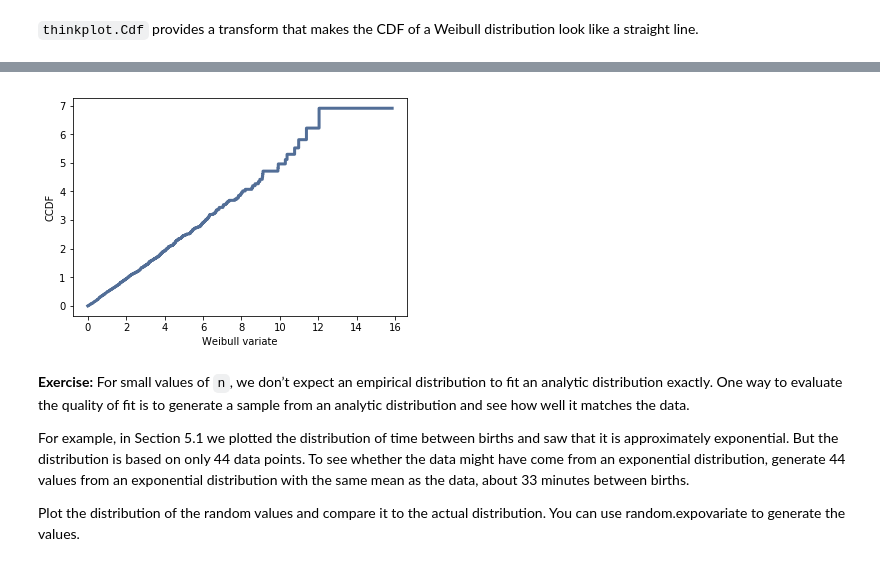
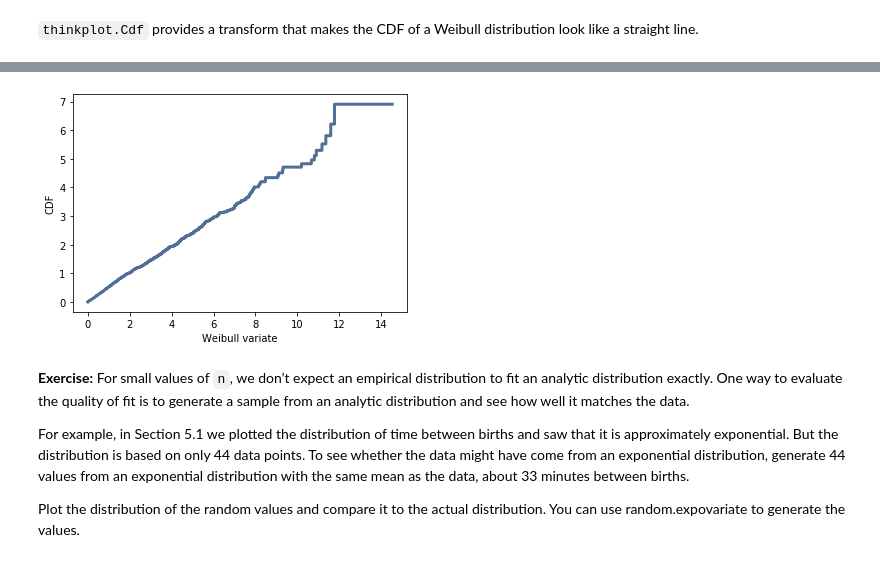
Before and after one commit to smithb16/ThinkStats2, a Jupyter notebook: mycode/chap05ex.ipynb, the cells around one changed output, grey strips where cells are left out. Saved outputs shown, nothing was run; the diff lists cells and outputs as text; code cells hidden in the pictures.

```diff
--- a/mycode/chap05ex.ipynb
+++ b/mycode/chap05ex.ipynb
@@ -446,10 +460,10 @@ Generate a sample from a Weibull distribution and plot it using a transform that
 # %%
 sample = [random.weibullvariate(2, 1) for _ in range(1000)]
 cdf = thinkstats2.Cdf(sample)
 thinkplot.Cdf(cdf, transform='weibull')
-thinkplot.Config(xlabel='Weibull variate', ylabel='CCDF')
+thinkplot.Config(xlabel='Weibull variate', ylabel='CDF')
 # %% [output]
-[figure, old version]
+[figure, new version]
 # %% [markdown]
 **Exercise:** For small values of `n`, we don’t expect an empirical distribution to fit an analytic distribution exactly. One way to evaluate the quality of fit is to generate a sample from an analytic distribution and see how well it matches the data.
 
```
Also changed, not shown: parts of 10 cells of this notebook, 12 other files.
